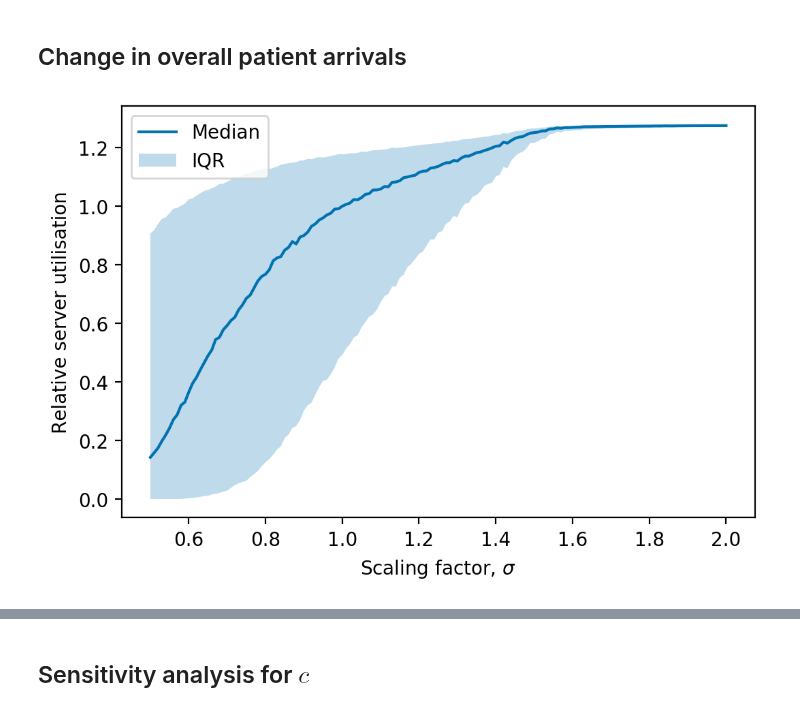
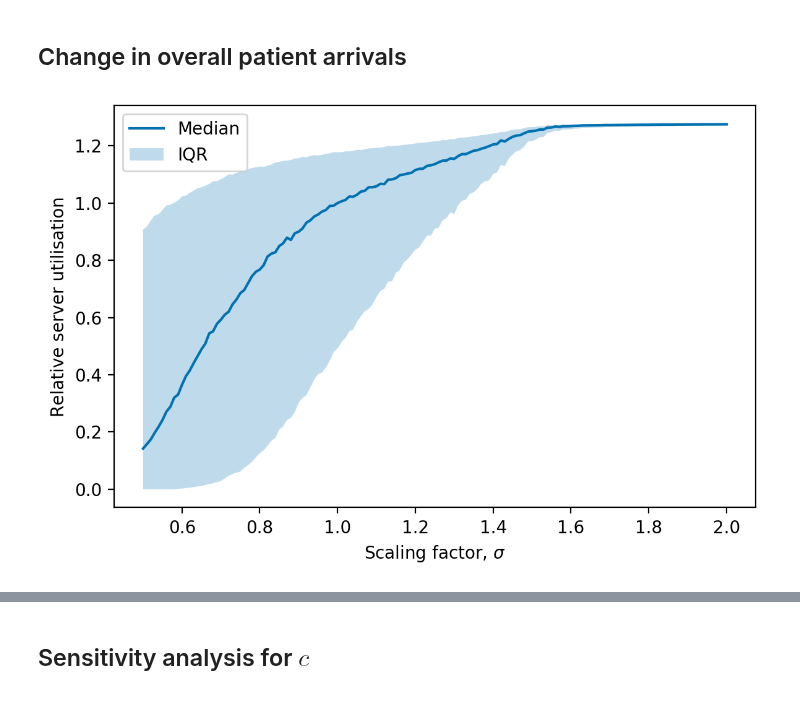
Before and after one commit to daffidwilde/copd-paper, a Jupyter notebook: nbs/scenarios.ipynb, the cells around one changed output, grey strips where cells are left out. Drawn from its saved outputs; the diff is of its cells as text; code cells hidden in the pictures.

```diff
--- a/nbs/scenarios.ipynb
+++ b/nbs/scenarios.ipynb
@@ -56,23 +75,24 @@ sigma_utilisations["relative_utilisation"] = (
 # %%
 fig, ax = plt.subplots(dpi=200)
 
 groupby = sigma_utilisations.groupby("sigma")["relative_utilisation"]
 
 median = groupby.median()
 lower, upper = groupby.quantile(0.25), groupby.quantile(0.75)
 
 ax.plot(median, label="Median")
 ax.fill_between(lower.index, lower, upper, alpha=0.25, label="IQR")
 
 ax.set(
     xlabel="Scaling factor, $\sigma$", ylabel="Relative server utilisation"
 )
 
 ax.legend()
 
-plt.savefig("../img/lambda_utilisation.pdf", transparent=True)
+plt.tight_layout()
+plt.savefig("../img/lambda_util.pdf", transparent=True)
 # %% [output]
-[figure, old version]
+[figure, new version]
 # %%
 sigma_system_times = pd.read_csv("../data/lambda_scaling/system_times.csv")
 
```
Also changed, not shown: parts of 7 cells of this notebook, 18 other files.
